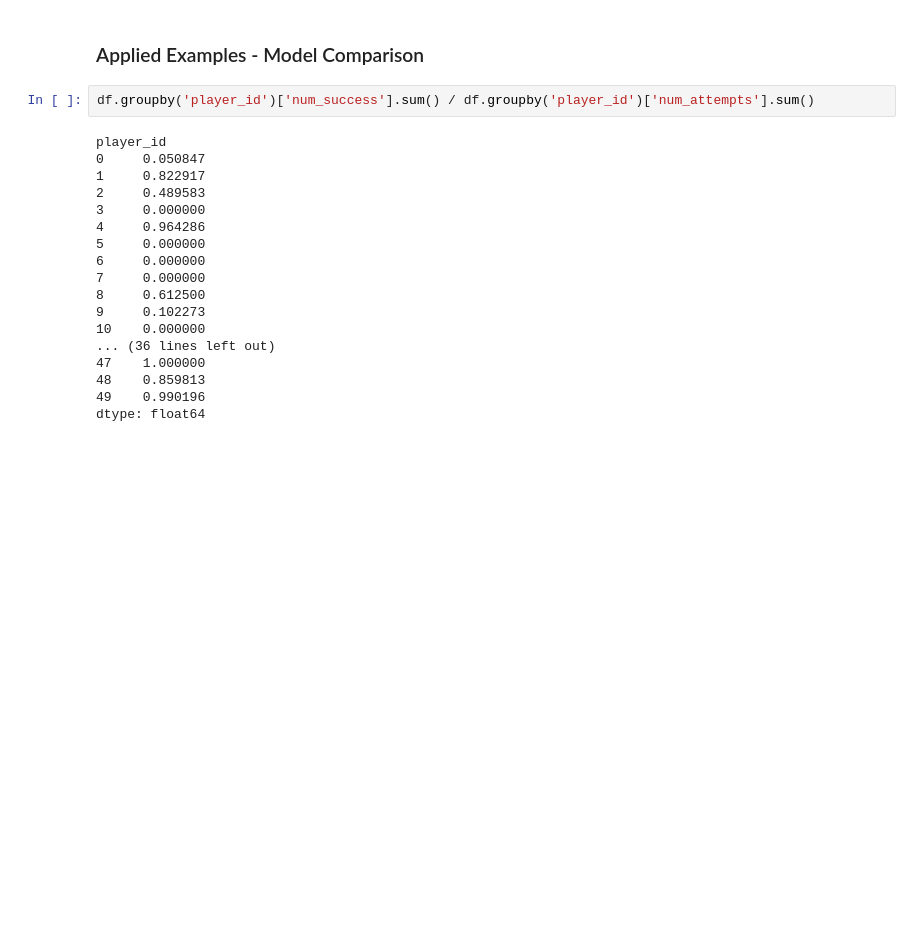
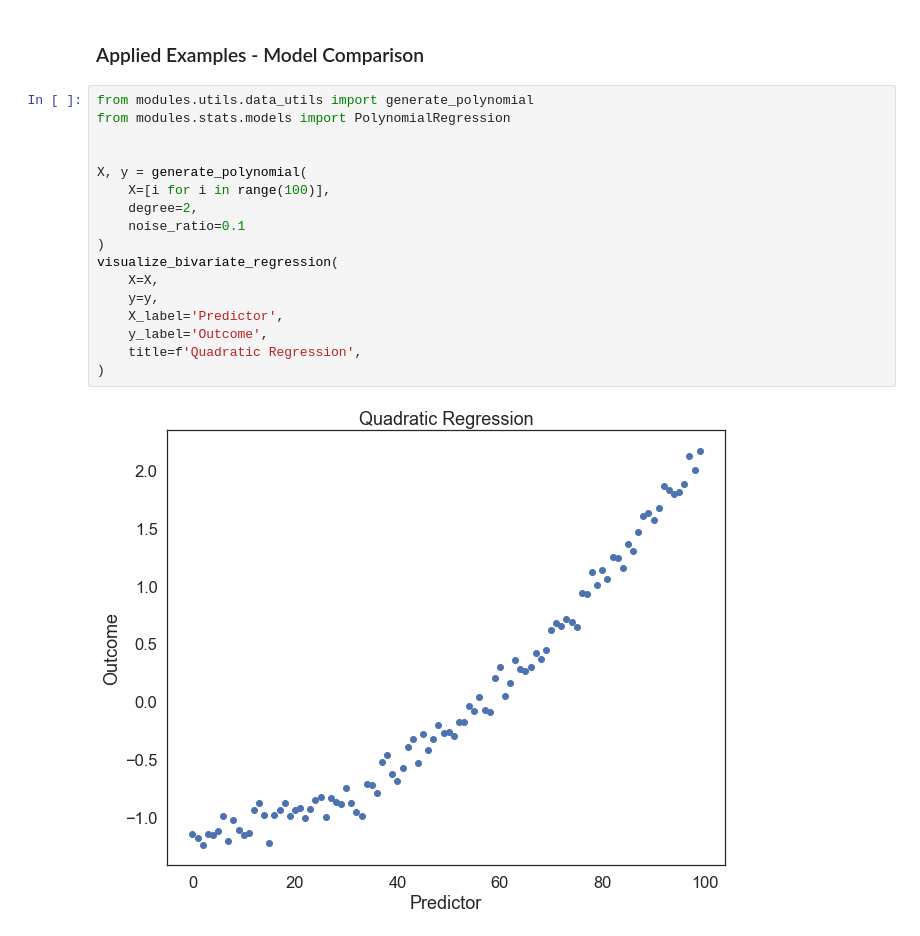
Before and after one commit to vb690/introduction_bayesian_analysis, a Jupyter notebook: workshop_slides_applied.ipynb, the cells around one changed output. Drawn from its saved outputs; the diff is of its cells as text; blank space fills up the shorter version.

Commit message:
Added model comparison and polynomial regression

```diff
--- a/workshop_slides_applied.ipynb
+++ b/workshop_slides_applied.ipynb
@@ -803,23 +803,22 @@ with model:
 [figure]
 # %% [markdown]
 ### Applied Examples - Model Comparison
-# %%
-df.groupby('player_id')['num_success'].sum() / df.groupby('player_id')['num_attempts'].sum()
-# %% [output]
-player_id
-0     0.050847
-1     0.822917
-2     0.489583
-3     0.000000
-4     0.964286
-5     0.000000
-6     0.000000
-7     0.000000
-8     0.612500
-9     0.102273
-10    0.000000
-... (36 lines left out)
-47    1.000000
-48    0.859813
-49    0.990196
-dtype: float64
+# %%
+from modules.utils.data_utils import generate_polynomial
+from modules.stats.models import PolynomialRegression
+
+
+X, y = generate_polynomial(
+    X=[i for i in range(100)],
+    degree=2,
+    noise_ratio=0.1
+)
+visualize_bivariate_regression(
+    X=X,
+    y=y,
+    X_label='Predictor',
+    y_label='Outcome',
+    title=f'Quadratic Regression',
+)
+# %% [output]
+[figure, added]
```
Also changed, not shown: parts of 3 cells of this notebook, 4 other files.
